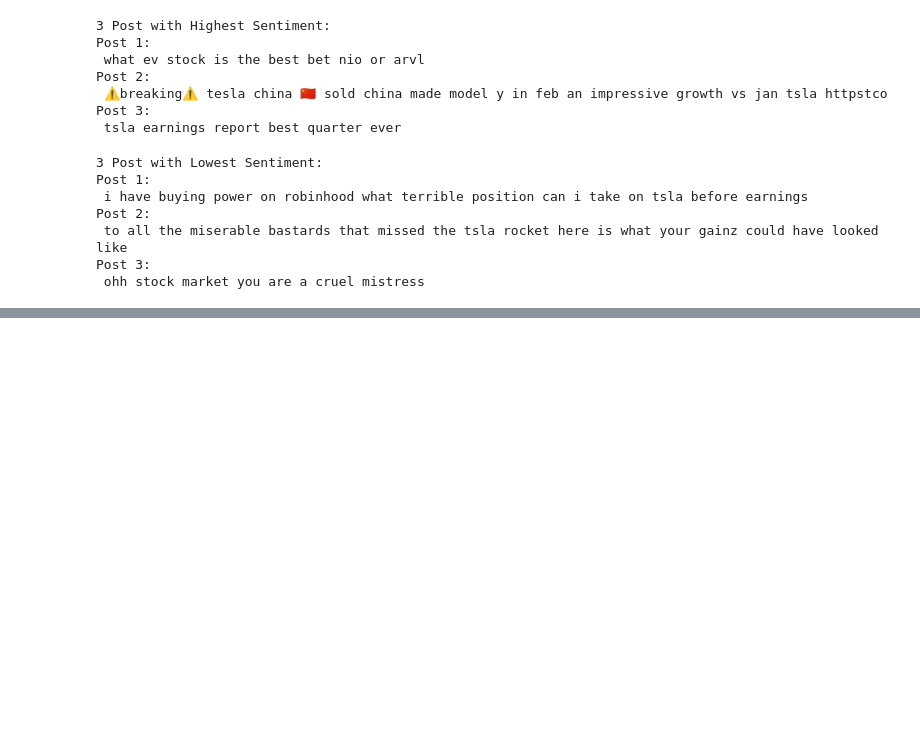
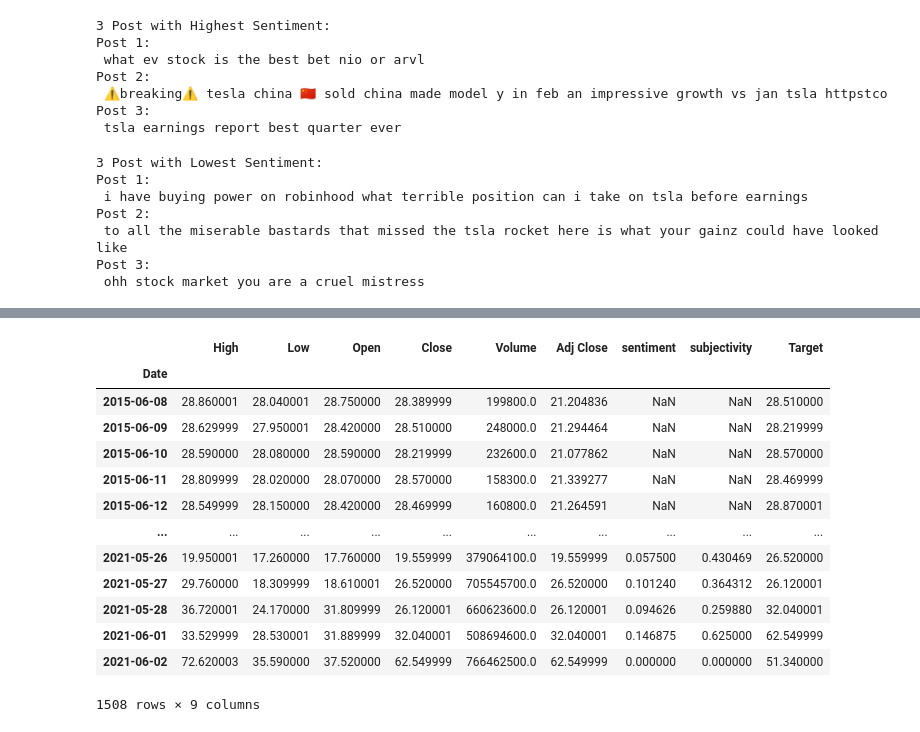
Before and after one commit to Eduardoosorio23/Stock-Price-Prediction-with-NLP-LSTM, a Jupyter notebook: Data/Scrap Notebooks/WIP EDA.ipynb, the cells around one changed output, grey strips where cells are left out. Saved outputs shown, nothing was run; the diff lists cells and outputs as text; code cells hidden in the pictures; blank space fills up the shorter version.

```diff
--- a/Data/Scrap Notebooks/WIP EDA.ipynb
+++ b/Data/Scrap Notebooks/WIP EDA.ipynb
@@ -279,0 +333,18 @@ Post 3:
+# %%
+df = df.drop(df.index[-3:])
+df
+# %% [output]
+|  | High | Low | Open | Close | Volume | Adj Close | sentiment | subjectivity | Target |
+| Date |  |  |  |  |  |  |  |  |  |
+| 2015-06-08 | 28.860001 | 28.040001 | 28.750000 | 28.389999 | 199800.0 | 21.204836 | NaN | NaN | 28.510000 |
+| 2015-06-09 | 28.629999 | 27.950001 | 28.420000 | 28.510000 | 248000.0 | 21.294464 | NaN | NaN | 28.219999 |
+| 2015-06-10 | 28.590000 | 28.080000 | 28.590000 | 28.219999 | 232600.0 | 21.077862 | NaN | NaN | 28.570000 |
+| 2015-06-11 | 28.809999 | 28.020000 | 28.070000 | 28.570000 | 158300.0 | 21.339277 | NaN | NaN | 28.469999 |
+| 2015-06-12 | 28.549999 | 28.150000 | 28.420000 | 28.469999 | 160800.0 | 21.264591 | NaN | NaN | 28.870001 |
+| ... | ... | ... | ... | ... | ... | ... | ... | ... | ... |
+| 2021-05-26 | 19.950001 | 17.260000 | 17.760000 | 19.559999 | 379064100.0 | 19.559999 | 0.057500 | 0.430469 | 26.520000 |
+| 2021-05-27 | 29.760000 | 18.309999 | 18.610001 | 26.520000 | 705545700.0 | 26.520000 | 0.101240 | 0.364312 | 26.120001 |
+| 2021-05-28 | 36.720001 | 24.170000 | 31.809999 | 26.120001 | 660623600.0 | 26.120001 | 0.094626 | 0.259880 | 32.040001 |
+| 2021-06-01 | 33.529999 | 28.530001 | 31.889999 | 32.040001 | 508694600.0 | 32.040001 | 0.146875 | 0.625000 | 62.549999 |
+| 2021-06-02 | 72.620003 | 35.590000 | 37.520000 | 62.549999 | 766462500.0 | 62.549999 | 0.000000 | 0.000000 | 51.340000 |
+1508 rows × 9 columns
```
Also changed, not shown: parts of 17 cells of this notebook, 1 other file.
